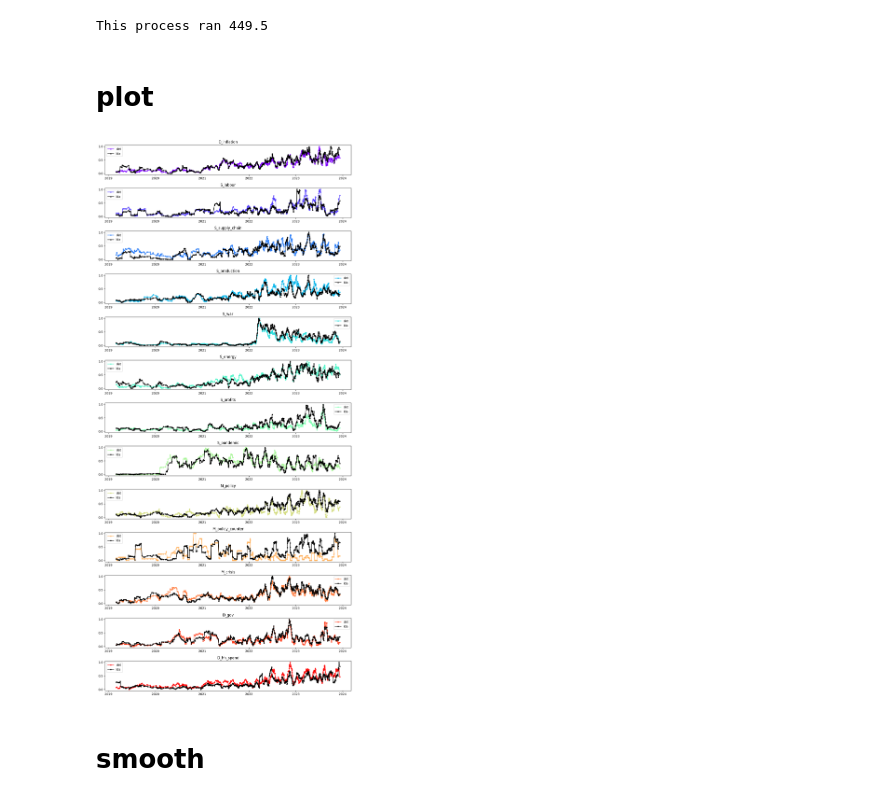
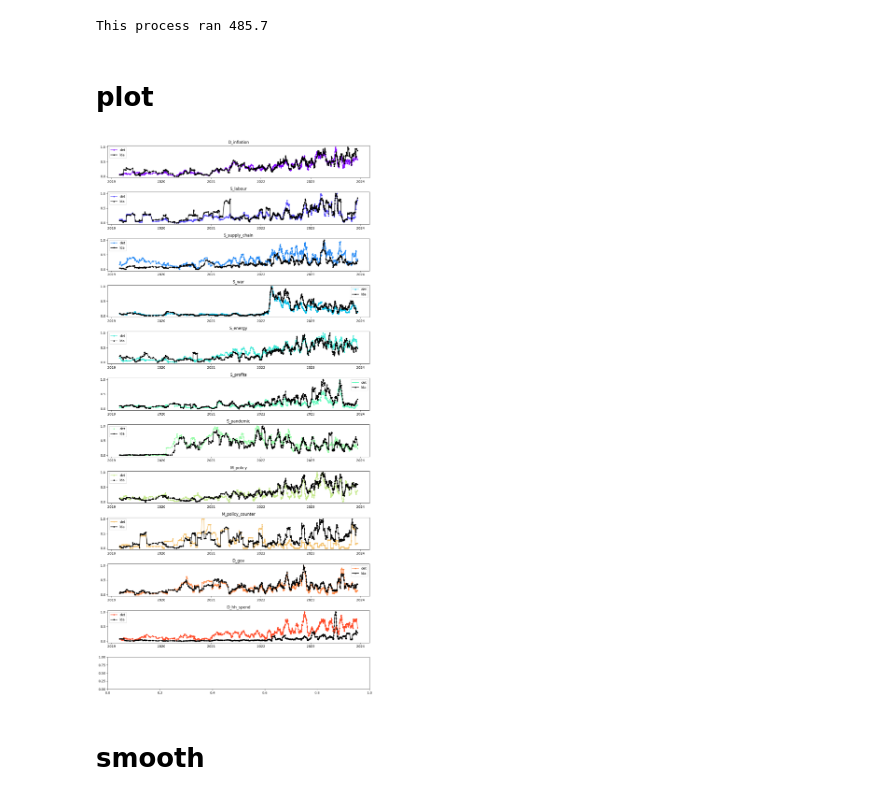
Before and after one commit to lukasgrahl/memoire2, a Jupyter notebook: notebooks/02-topics_smooth.ipynb, the cells around one changed output. Cells and saved outputs as stored; diff of their text form; code cells hidden in the pictures.

```diff
--- a/notebooks/02-topics_smooth.ipynb
+++ b/notebooks/02-topics_smooth.ipynb
@@ -9,11 +9,11 @@ from src.utils import save_fig
 from src.pymc_modelling import get_samp
 # %%
 tdet = load_pd_df("det_topics.feather")
-tlda = load_pd_df("lda_topics.feather").reset_index()
+tlda = load_pd_df("lda_topics2.feather").reset_index()
 # %%
 res = run_parallel(tlda.drop(['id'], axis=1), id_col='date')
 # %% [output]
-This process ran 449.5
+This process ran 485.7
 # %%
 dict_compare_az, dict_best_nknot, dict_compare_traces, dict_data_grouped = {}, {}, {}, {}
 
@@ -32,21 +32,24 @@ tdet_g = tdet_g.rolling(15).mean().apply(lambda x: (x - x.min()) / (x.max() - x.
 tlda_g = tlda.drop('id', axis=1).groupby('date').sum() #/ tlda.groupby('date').count().iloc[:,0].values[:,None]
 tlda_g = tlda_g.rolling(15).mean().apply(lambda x: (x - x.min()) / (x.max() - x.min()))
 # %%
-nrows = tdet_g.shape[1]
+nrows = tlda_g.shape[1]
 fig, axes = plt.subplots(nrows, 1, figsize=(12, 2 * nrows))
 color = cm.rainbow(np.linspace(0, 1, nrows))
 
 for i, ax in enumerate(axes.ravel()):
-    col = tdet_g.columns[i]
-    ax.plot(tdet_g.iloc[:, i], c=color[i], marker='.', )
-    ax.plot(tlda_g.loc[:, col], c='black', marker='.',)
+    col = tlda_g.columns[i]
+    try:
+        ax.plot(tdet_g.loc[:, col], c=color[i], marker='.', )
+        ax.plot(tlda_g.loc[:, col], c='black', marker='.',)
+    except Exception as e:
+        continue
     ax.set_title(label=col)
     ax.legend(['det', 'lda'])
 
 plt.tight_layout()
 save_fig(fig, "02_topics_raw_det_lda.png")
 # %% [output]
-[figure, old version]
+[figure, new version]
 # %% [markdown]
 # smooth
 # %%
```
Also changed, not shown: parts of 5 cells of this notebook, 16 other files.
